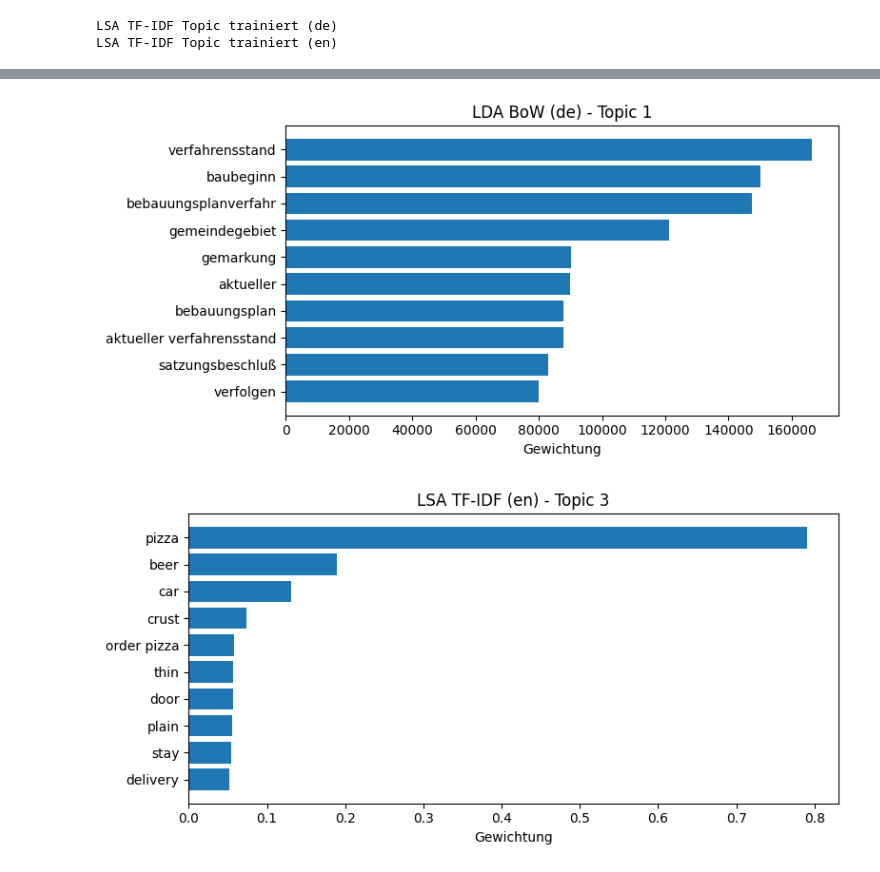
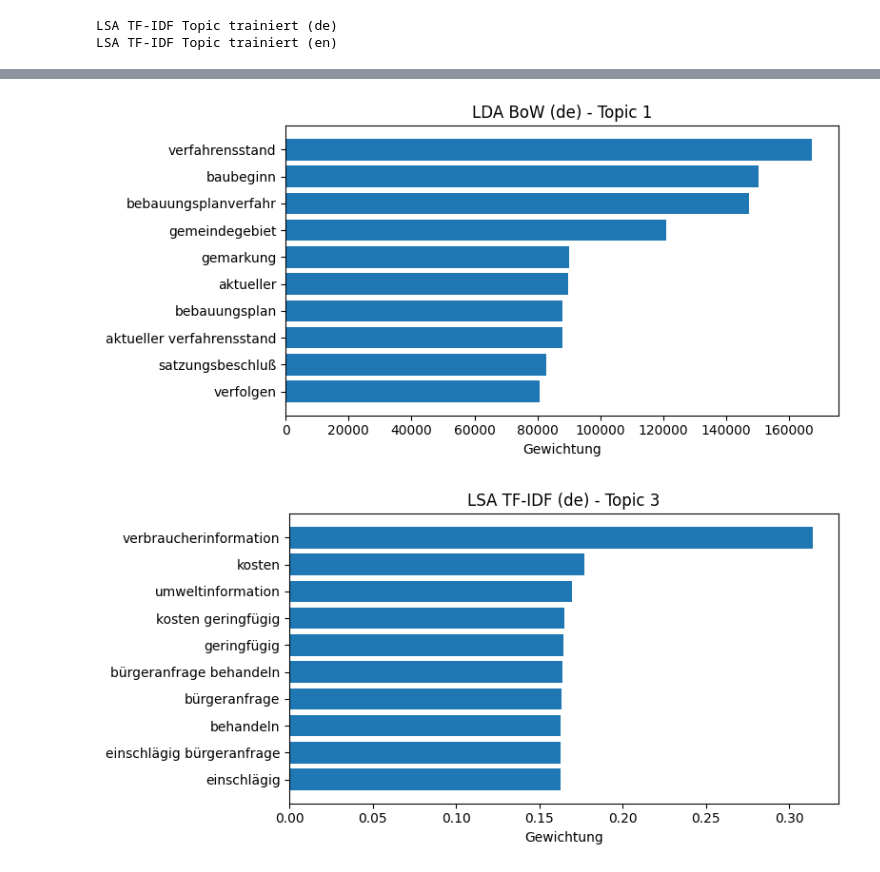
Before and after one commit to schustal-cpu/analyze_message_topics, a Jupyter notebook: analyze_data.ipynb, the cells around one changed output, grey strips where cells are left out. Saved outputs shown, nothing was run; the diff lists cells and outputs as text; code cells hidden in the pictures.

```diff
--- a/analyze_data.ipynb
+++ b/analyze_data.ipynb
@@ -414,4 +35,0 @@ Cleaning Data - Sentiment Analysis
-# %%
-top_n = 15
-compare_top_tokens_table = compare_top_tokens(data_topic, data_sentiment, top_n)
-display(style_compare_top_tokens(compare_top_tokens_table, caption=f"Top {top_n} Tokens: Topic vs Sentiment (de/en)"))
@@ -733,25 +638,25 @@ topic_table_en = build_topic_comparison_tables(doc_topics,methods,"en")
 # %%
 def plot_top_words_from_methods(methods, method_key, lang, topic_id, n_words=10):
     data = methods[method_key]["topics_by_lang"][lang]
 
     model = data["model"]
     features = data["features"]
 
     weights = model.components_[topic_id]
     top_idx = weights.argsort()[-n_words:][::-1]
 
     words = [features[i] for i in top_idx]
     values = [weights[i] for i in top_idx]
 
     plt.figure(figsize=(8, 4))
     plt.barh(words[::-1], values[::-1])
     plt.title(f'{methods[method_key]["title"]} ({lang}) - Topic {topic_id + 1}')
     plt.xlabel("Gewichtung")
     plt.tight_layout()
     plt.show()
 
 plot_top_words_from_methods(methods, "bow_lda", "de", topic_id=0)
-plot_top_words_from_methods(methods, "tfidf_lsa", "en", topic_id=2)
+plot_top_words_from_methods(methods, "tfidf_lsa", "de", topic_id=2)
 # %% [output]
 [figure]
-[figure, old version]
+[figure, new version]
```
Also changed, not shown: parts of 16 cells of this notebook, 5 other files.
